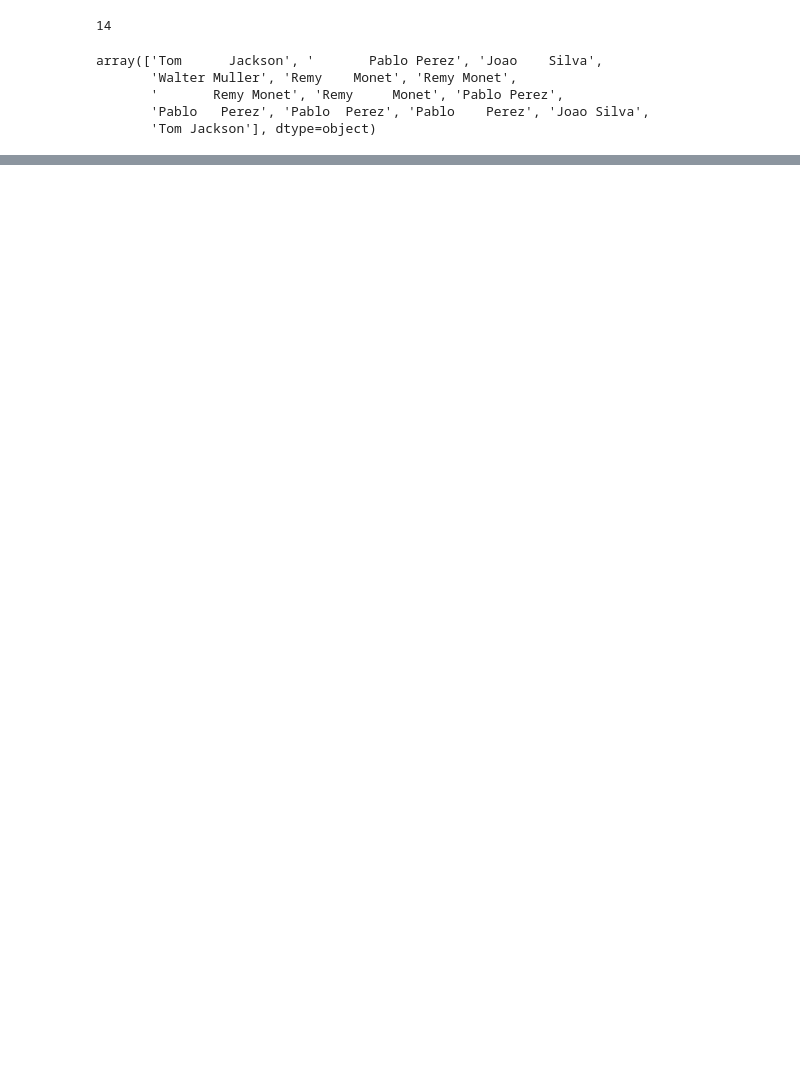
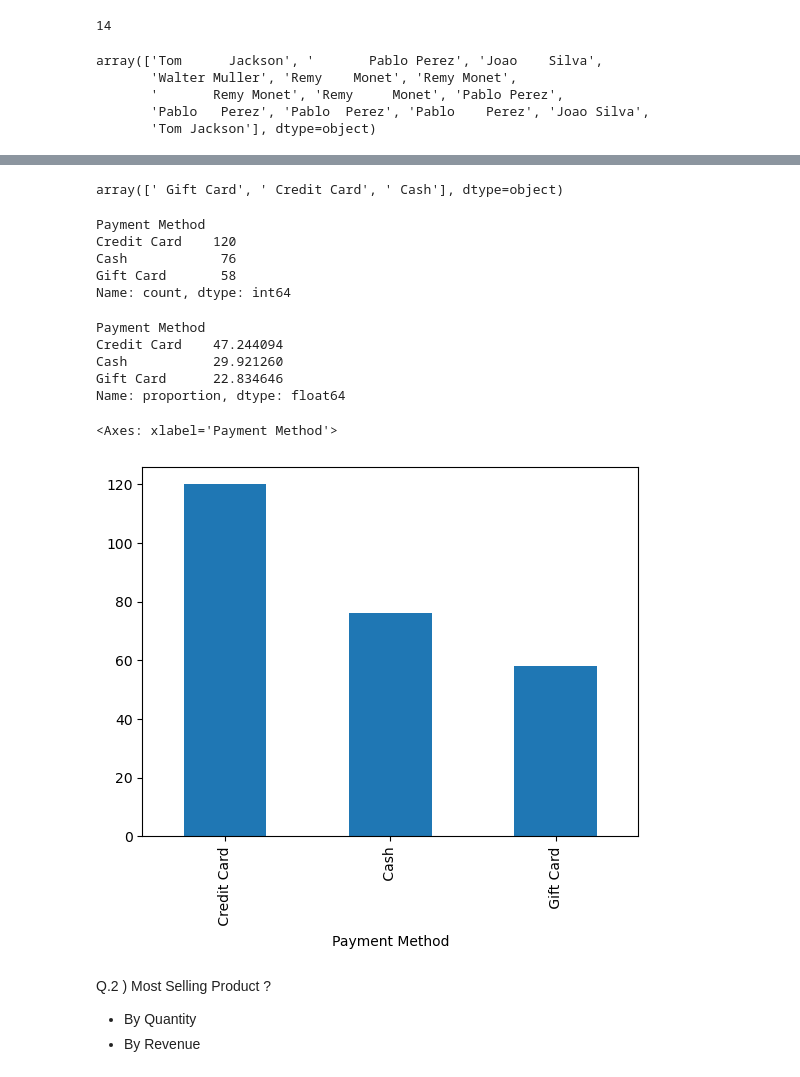
Before and after one commit to GilangPradnyana/UDEMY_PYTHON, a Jupyter notebook: PROJECT/SALES/main.ipynb, the cells around one changed output, grey strips where cells are left out. Drawn from its saved outputs; the diff is of its cells as text; code cells hidden in the pictures; blank space fills up the shorter version.

```diff
--- a/PROJECT/SALES/main.ipynb
+++ b/PROJECT/SALES/main.ipynb
@@ -141,0 +206,2 @@ data.describe()
+# %%
+data.Quantity = data.Quantity.round()
@@ -141,0 +227,2 @@ data.describe()
+# %%
+data.Quantity = data.Quantity.astype(int)
@@ -141,0 +245,3 @@ data.describe()
+# %%
+data['Order ID'] = data["Order ID"].astype(int)
+data['Price'] = data["Price"].astype(float)
@@ -141,0 +267,2 @@ data.describe()
+# %%
+data.Date = pd.to_datetime(data.Date)
@@ -141,0 +286,29 @@ data.describe()
+# %%
+data['Payment Method'].unique()
+# %% [output]
+array([' Gift Card', ' Credit Card', ' Cash'], dtype=object)
+# %%
+data['Payment Method'].value_counts()
+# %% [output]
+Payment Method
+Credit Card    120
+Cash            76
+Gift Card       58
+Name: count, dtype: int64
+# %%
+data["Payment Method"].value_counts(normalize=True) * 100
+# %% [output]
+Payment Method
+Credit Card    47.244094
+Cash           29.921260
+Gift Card      22.834646
+Name: proportion, dtype: float64
+# %%
+data["Payment Method"].value_counts().plot(kind="bar")
+# %% [output]
+<Axes: xlabel='Payment Method'>
+[figure, added]
+# %% [markdown]
+Q.2 ) Most Selling Product ?
+- By Quantity
+- By Revenue
```
Also changed, not shown: parts of 66 cells of this notebook.
